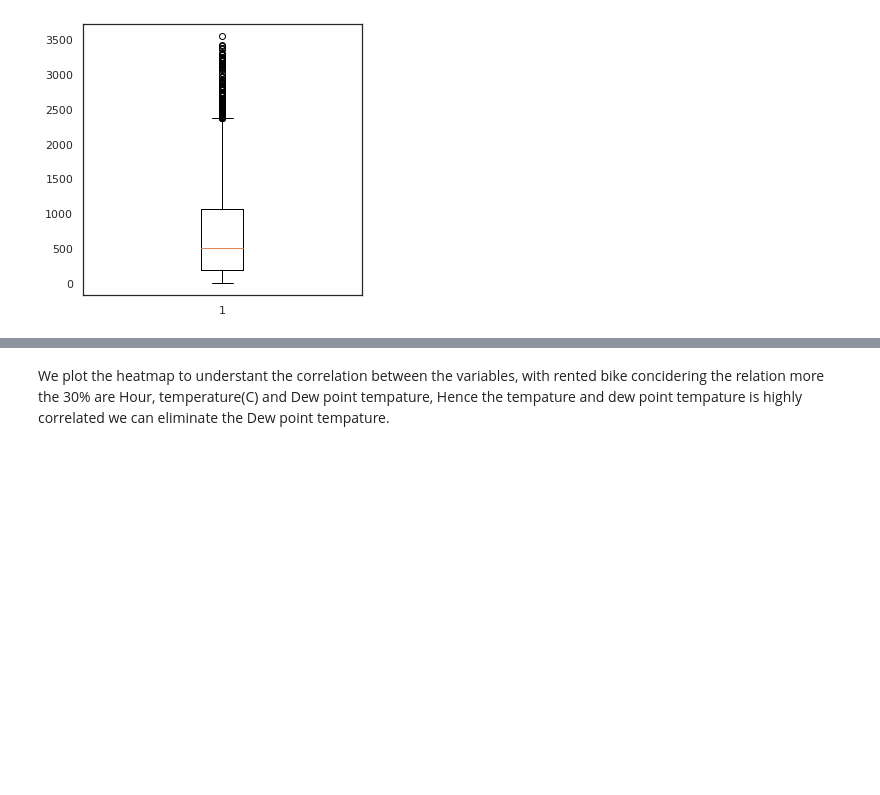
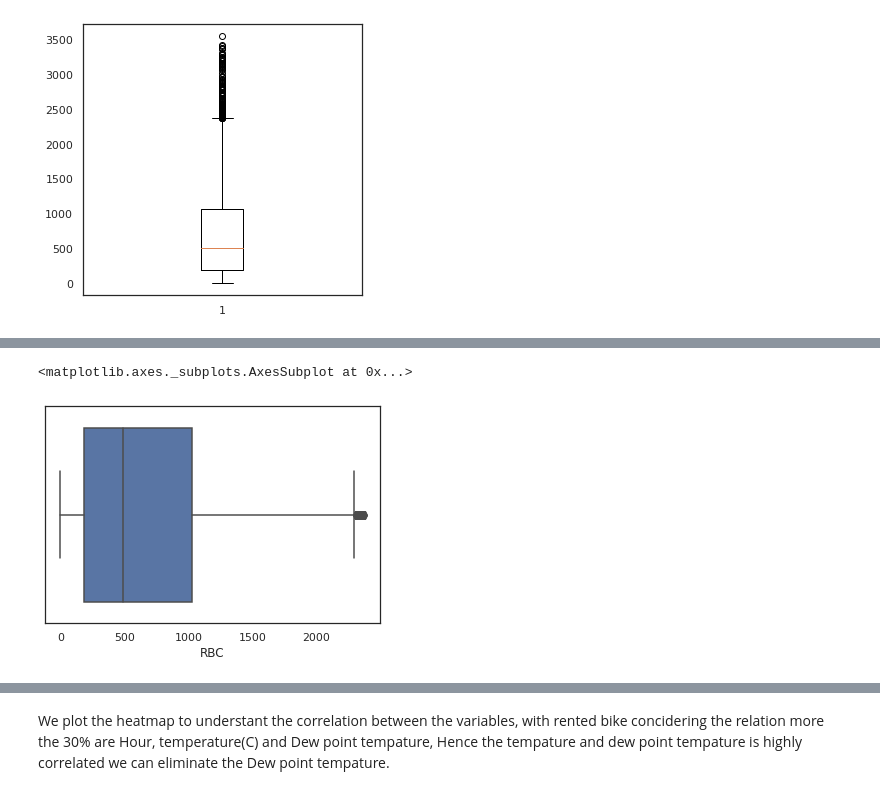
Before and after one commit to Rohith616/Linear-Regression-project, a Jupyter notebook: Linear_Regression_Project.ipynb, the cells around one changed output, grey strips where cells are left out. Saved outputs shown, nothing was run; the diff lists cells and outputs as text; code cells hidden in the pictures; blank space fills up the shorter version.

```diff
--- a/Linear_Regression_Project.ipynb
+++ b/Linear_Regression_Project.ipynb
@@ -133,0 +217,8 @@ plt.show()
+# %%
+data.rename(columns={'Rented Bike Count':'RBC'}, inplace=True)
+df=data[data.RBC< high]
+df=df[df.RBC > low]
+sns.boxplot(df['RBC'])
+# %% [output]
+<matplotlib.axes._subplots.AxesSubplot at 0x...>
+[figure, added]
```
Also changed, not shown: parts of 34 cells of this notebook.
